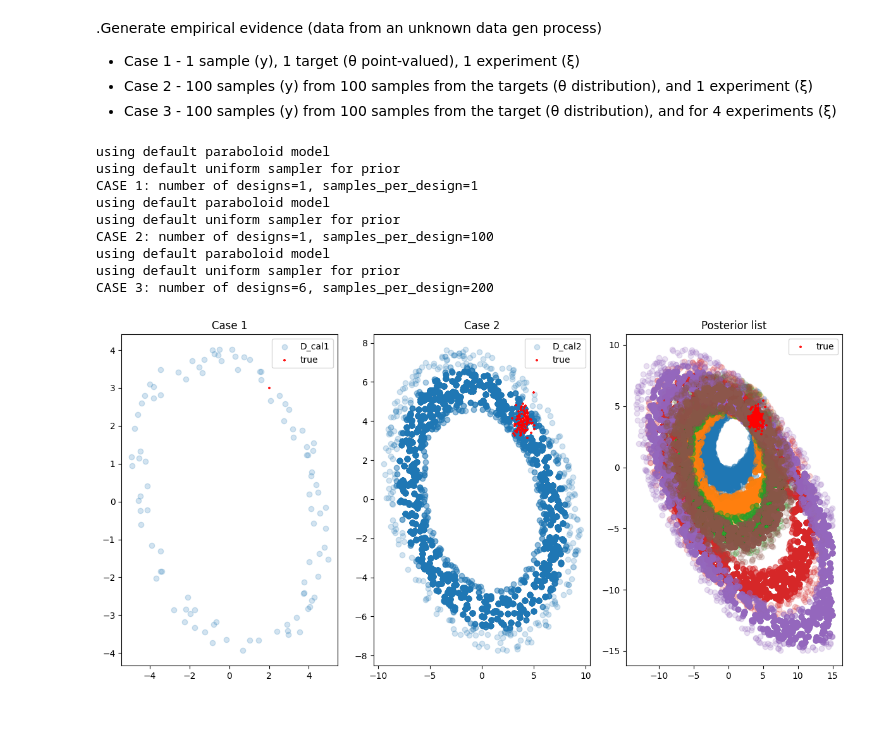
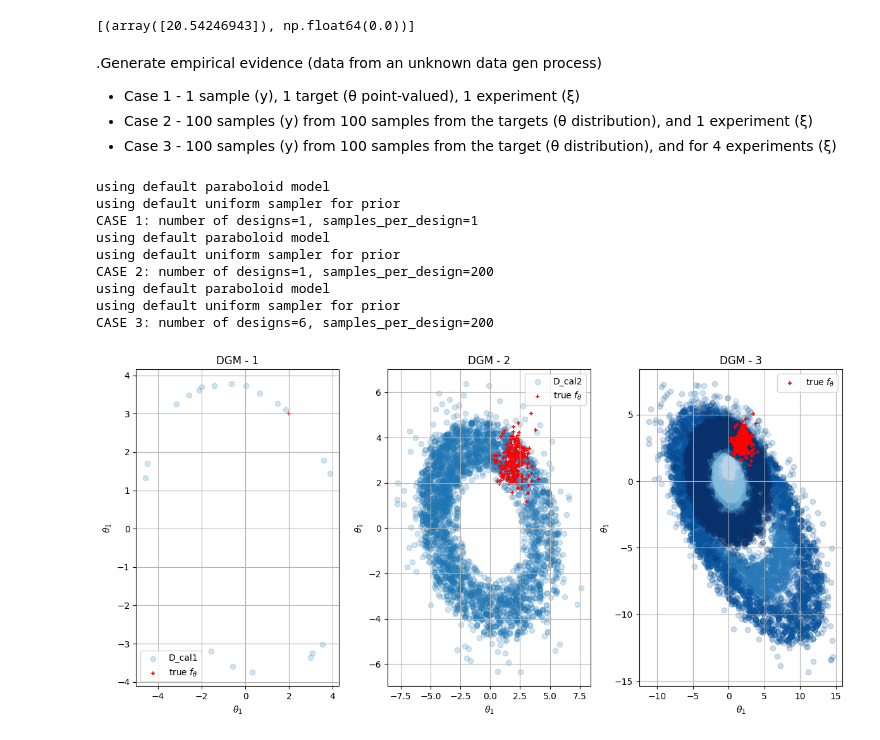
Before and after one commit to Roberock/KNNcalibrator, a Jupyter notebook: examples/knn_examples1_QuadraticFun_adaptive.ipynb, the cells around one changed output. Cells and saved outputs as stored; diff of their text form; code cells hidden in the pictures.

```diff
--- a/examples/knn_examples1_QuadraticFun_adaptive.ipynb
+++ b/examples/knn_examples1_QuadraticFun_adaptive.ipynb
@@ -32,6 +32,10 @@ def simulator(X, xi=0.0):  # Example simple simulator (replace with your expensi
 
 def sample_prior(n):  # Prior sampler
     return theta_sampler(n=n)
+# %%
+observations_c1
+# %% [output]
+[(array([20.54246943]), np.float64(0.0))]
 # %% [markdown]
 .Generate empirical evidence (data from an unknown data gen process)
 
@@ -40,21 +44,21 @@ def sample_prior(n):  # Prior sampler
 * Case 3 - 100 samples (y) from 100 samples from the target (θ distribution), and for 4 experiments (ξ)
 # %%
 observations_c1 , theta_true_c1= data_generation_mechanism(case = 1)
-observations_c2 , theta_true_c2= data_generation_mechanism(case = 2)
-observations_c3 , theta_true_c3= data_generation_mechanism(case = 3)
+observations_c2 , theta_true_c2= data_generation_mechanism(case = 2, N_emp =200)
+observations_c3 , theta_true_c3= data_generation_mechanism(case = 3, N_emp =200)
 # %% [output]
 using default paraboloid model
 using default uniform sampler for prior
 CASE 1: number of designs=1, samples_per_design=1
 using default paraboloid model
 using default uniform sampler for prior
-CASE 2: number of designs=1, samples_per_design=100
+CASE 2: number of designs=1, samples_per_design=200
 using default paraboloid model
 using default uniform sampler for prior
 CASE 3: number of designs=6, samples_per_design=200
 # %%
-n_s = 5_000
-k=100
+n_s = 10_000
+k=20
 max_iter=10
 y_emp, xi = observations_c1[0]
 cal = AdaptiveKNNCalibrator(simulator=lambda x: simulator(x, xi),
@@ -80,30 +84,43 @@ for (y_emp, xi) in observations_c3:
 # %%
 alpha = 0.2
 fig, axs = plt.subplots(1, 3, figsize=(12, 6))
 
+def decorate_ax(ax):
+    ax.grid()
+    ax.set_xlabel(fr'$\theta_1$')
+    ax.set_ylabel(fr'$\theta_1$')
+    ax.grid(True)
+    ax.legend()
+
+
 # First subplot
 axs[0].scatter(D_cal1[:, 0], D_cal1[:, 1], alpha=alpha, label="D_cal1")
-axs[0].scatter(theta_true_c1[:, 0], theta_true_c1[:, 1], alpha=0.9, c="r",s=10, marker='+', label="true")
-axs[0].set_title("Case 1")
-axs[0].legend()
+axs[0].scatter(theta_true_c1[:, 0], theta_true_c1[:, 1], alpha=0.9, c="r",s=20, marker='+', label= fr"true $f_\theta$")
+axs[0].set_title("DGM - 1")
+
+decorate_ax(axs[0])
 
 # Second subplot
 axs[1].scatter(D_cal2[:, 0], D_cal2[:, 1], alpha=alpha, label="D_cal2")
-axs[1].scatter(theta_true_c2[:, 0], theta_true_c2[:, 1], alpha=0.9, c="r",s=10, marker='+', label="true")
-axs[1].set_title("Case 2")
-axs[1].legend()
+axs[1].scatter(theta_true_c2[:, 0], theta_true_c2[:, 1], alpha=0.9, c="r",s=20, marker='+', label= fr"true $f_\theta$")
+axs[1].set_title("DGM - 2")
+decorate_ax(axs[1])
+
 
 # Third subplot
-for Dcal_3 in posterior_list:
-    axs[2].scatter(Dcal_3[:, 0], Dcal_3[:, 1], alpha=alpha)
-axs[2].scatter(theta_true_c3[:, 0], theta_true_c3[:, 1], alpha=0.9, c="r",s=10, marker='+',label="true")
-axs[2].set_title("Posterior list")
-axs[2].legend()
+cmap = plt.get_cmap('Blues')
+colors = [cmap(i) for i in np.linspace(0.3, 1, len(posterior_list))]
 
+for Dcal_3, Col in zip(posterior_list, colors):
+    axs[2].scatter(Dcal_3[:, 0], Dcal_3[:, 1], alpha=alpha, c=[Col])
+
+axs[2].scatter(theta_true_c3[:, 0], theta_true_c3[:, 1], alpha=0.9, c="r", s=20, marker='+', label= fr"true $f_\theta$")
+axs[2].set_title("DGM - 3")
+decorate_ax(axs[2])
 plt.tight_layout()
 plt.show()
 # %% [output]
-[figure, old version]
+[figure, new version]
 # %%
 def gaussian_kernel_pdf(theta, theta_set_ei, bandwidth=None, ridge=1e-3):
     """  Evaluate the multivariate Gaussian kernel pdf built from theta_set_ei  at point(s) theta.  """
```
Also changed, not shown: parts of 12 cells of this notebook, 7 other files.
